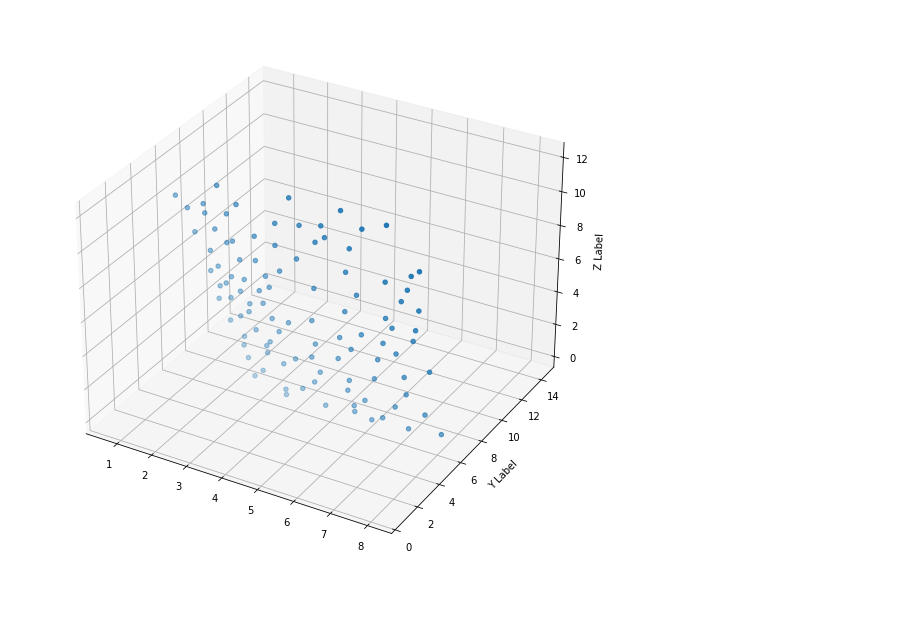
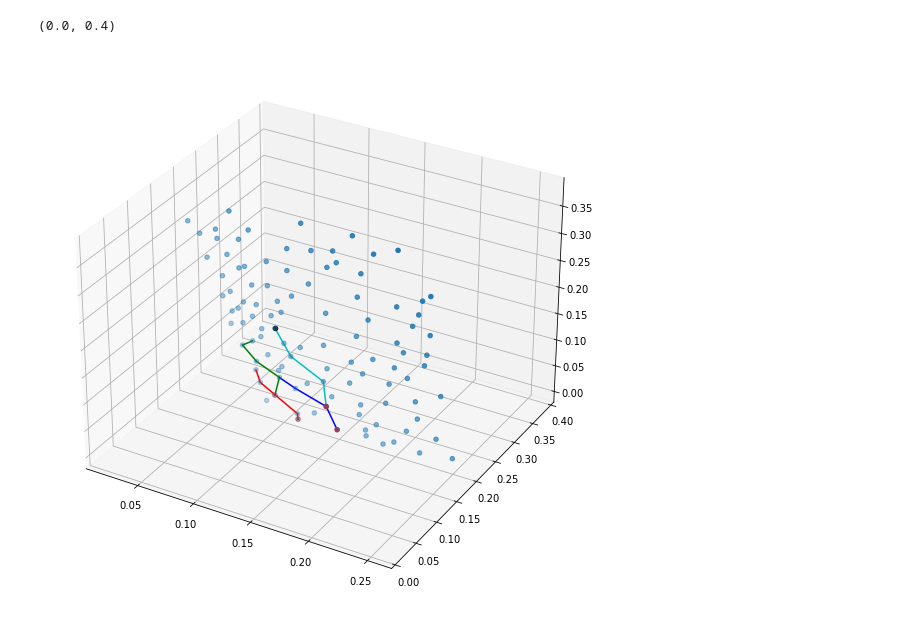
Before and after one commit to acoadmarmon/gt-climbing, a Jupyter notebook: graph_search_testing.ipynb, the cells around one changed output. Cells and saved outputs as stored; diff of their text form; code cells hidden in the pictures.

Commit message:
searching done

```diff
--- a/graph_search_testing.ipynb
+++ b/graph_search_testing.ipynb
@@ -84,2 +100,2 @@ The autoreload extension is already loaded. To reload it, use:
 # %%
-G = find_holds.shortest_path(list(map(tuple, points)), starting_config, (5.300e+00, 3.100e+00, 3.800e-02))
+path = find_holds.uniform_cost_search(points, np.asarray(starting_config), (5.300e+00, 3.100e+00, 3.800e-02))
@@ -85,0 +104,3 @@ G = find_holds.shortest_path(list(map(tuple, points)), starting_config, (5.300e+
+# %%
+a, b = path
+a
@@ -86,4 +126,3 @@ G = find_holds.shortest_path(list(map(tuple, points)), starting_config, (5.300e+
 # %%
-for edge in G.edges(data=True):
-    if edge[2]['point_change'][0] == (5.300e+00, 3.100e+00, 3.800e-02):
-        print(edge)
+config_flow = [np.fromstring(i).reshape((4, 3)) for i in a]
+config_flow
@@ -119,3 +176,5 @@ NodeNotFound: source node b'\x9a\x99\x99\x99\x99\x99\xc9?\x14\xaeG\xe1z\x14\x0e@
 # %%
-path_to_goal
+print(len(config_flow))
+
+colors = ['r', 'b', 'g', 'c']
 # %% [output]
@@ -145,28 +185,51 @@ ax = plt.axes(projection='3d')
 
 points = graph.points_from_image()
 points[:, 2] = points[:, 2] + 300
-points = points / 50
+points = (points / 50) / 32
+
+print(points[:, 2])
 def f(x, y):
     return -(abs(x) + abs(y))
 
 #ax.plot_trisurf(points[:, 1], points[:, 2], points[:, 0],
                #cmap='viridis', edgecolor='none');
-ax.scatter3D(points[:, 1], points[:, 2], points[:, 0],)
-# for i in path_to_goal:
-#     val = i.reshape((4, 3))
-#     ax.scatter3D(val[:, 2] + 6, val[:, 1])
+ax.scatter3D(points[:, 1], points[:, 2], points[:, 0])
+# for i in config_flow:
+# #     val = i.reshape((4, 3))
+#     ax.scatter3D(i[2:3, 1], i[2:3, 2] + 6, i[2:3, 0])
+#     break
 
-# for i, j in zip(nodes_to_goal[:-1], nodes_to_goal[1:]):
-#     v1 = G[i][j]['point_change'][0]
-#     v2 = G[i][j]['point_change'][1]
-#     print(v1, v2)
-#     v1 = (v1[0], v1[1], v1[2] + 6)
-#     v2 = (v2[0], v2[1], v2[2] + 6)
-#     ax.plot([v1[0], v2[0]], [v1[2], v2[2]], [v1[1], v2[1]], color = 'r')
-# ax.set_xlabel('X Label')
-ax.set_ylabel('Y Label')
-ax.set_zlabel('Z Label')
+for i, j in zip(config_flow[:-1], config_flow[1:]):
+    #print(i, j)
+    config_changes = np.nonzero(i - j)
+    k = config_changes[0][0]
+    v1 = i[config_changes] / 32
+    v2 = j[config_changes] / 32
+    if len(v1) == 2:
+        v1 = (v1[0], v1[1], .03 / 32)
+        v2 = (v2[0], v2[1], .03 / 32)
+    v1 = (v1[0], v1[1], v1[2] + 0.1875)
+    v2 = (v2[0], v2[1], v2[2] + 0.1875)
+    #print(v1, v2)
+    ax.plot([v1[1], v2[1]], [v1[2], v2[2]], [v1[0], v2[0]], color = colors[k])
+    k = k + 1
+    #break
+    #break
+starting_points = np.asarray([tuple([.2, 3.76, 0.0]), tuple([.28, 4.88, 0.01]), tuple([1.22, 3.08, 0.035]), tuple([1.48, 4.56, 0.03])])
+starting_points[:, 2] = starting_points[:, 2] + 6
+starting_points = starting_points / 32
+ax.scatter3D(starting_points[:, 1], starting_points[:, 2], starting_points[:, 0], color='r')
+
+goal_point = np.asarray((5.300e+00, 3.100e+00, 3.800e-02))
+goal_point[2] = goal_point[2] + 6
+goal_point = goal_point / 32
+ax.scatter3D(goal_point[1], goal_point[2], goal_point[0], color='k')
+
+
+#ax.scatter3D(config_flow[-1][:, 1], config_flow[-1][:, 2] + 0.1875, config_flow[-1][:, 0])
+# ax.set_xlabel('X Axis')
+# ax.set_ylabel('Y Label')
+# ax.set_zlabel('Z Label')
 #ax.set_xlim(0, 600)
-ax.set_ylim(0, 15)
-[tuple([.2, 3.76, 0.0]), tuple([.28, 4.88, 0.01]), tuple([1.22, 3.08, 0.035]), tuple([1.48, 4.56, 0.03])] #right foot, left foot,  right hand, left hand
+ax.set_ylim(0, .4)
 # %% [output]
@@ -174 +254,2 @@ ax.set_ylim(0, 15)
+(0.0, 0.4)
-[figure, old version]
+[figure, new version]
```
Also changed, not shown: parts of 10 cells of this notebook, 1 other file.
